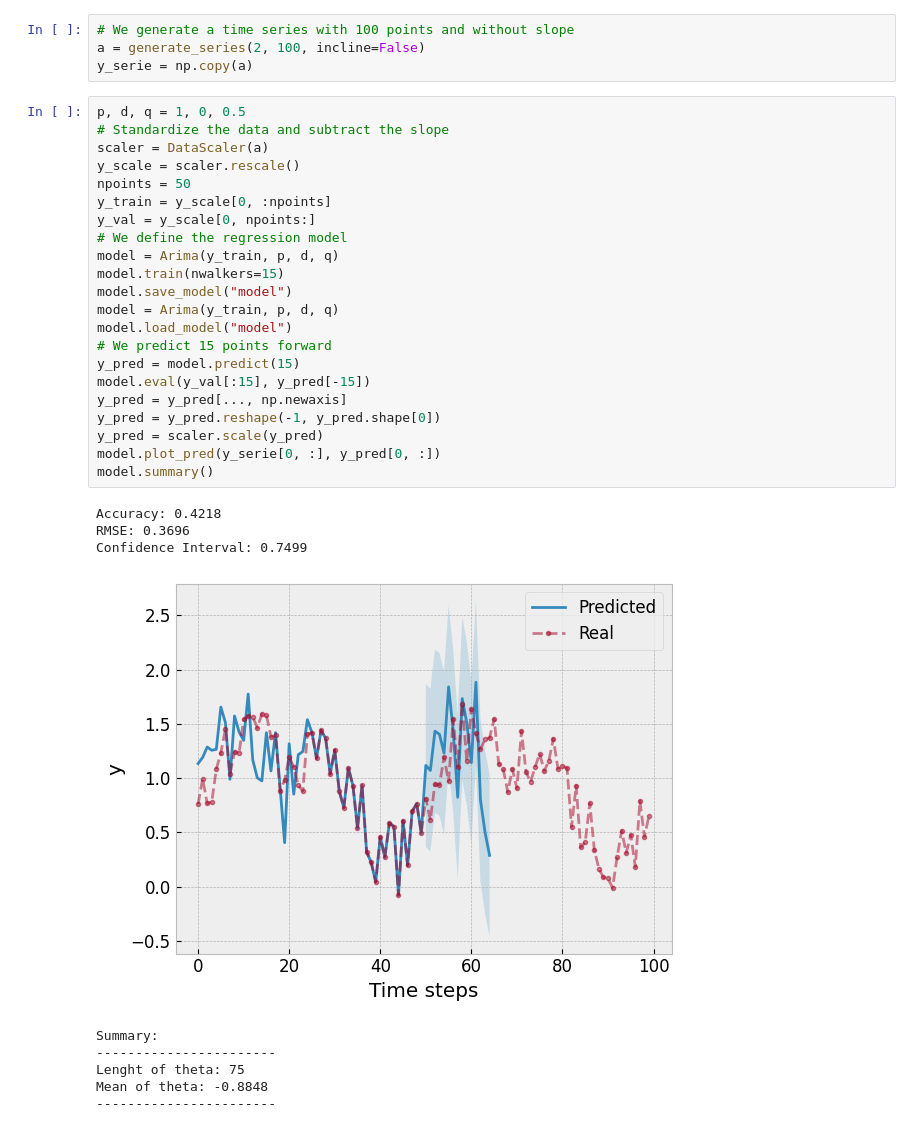
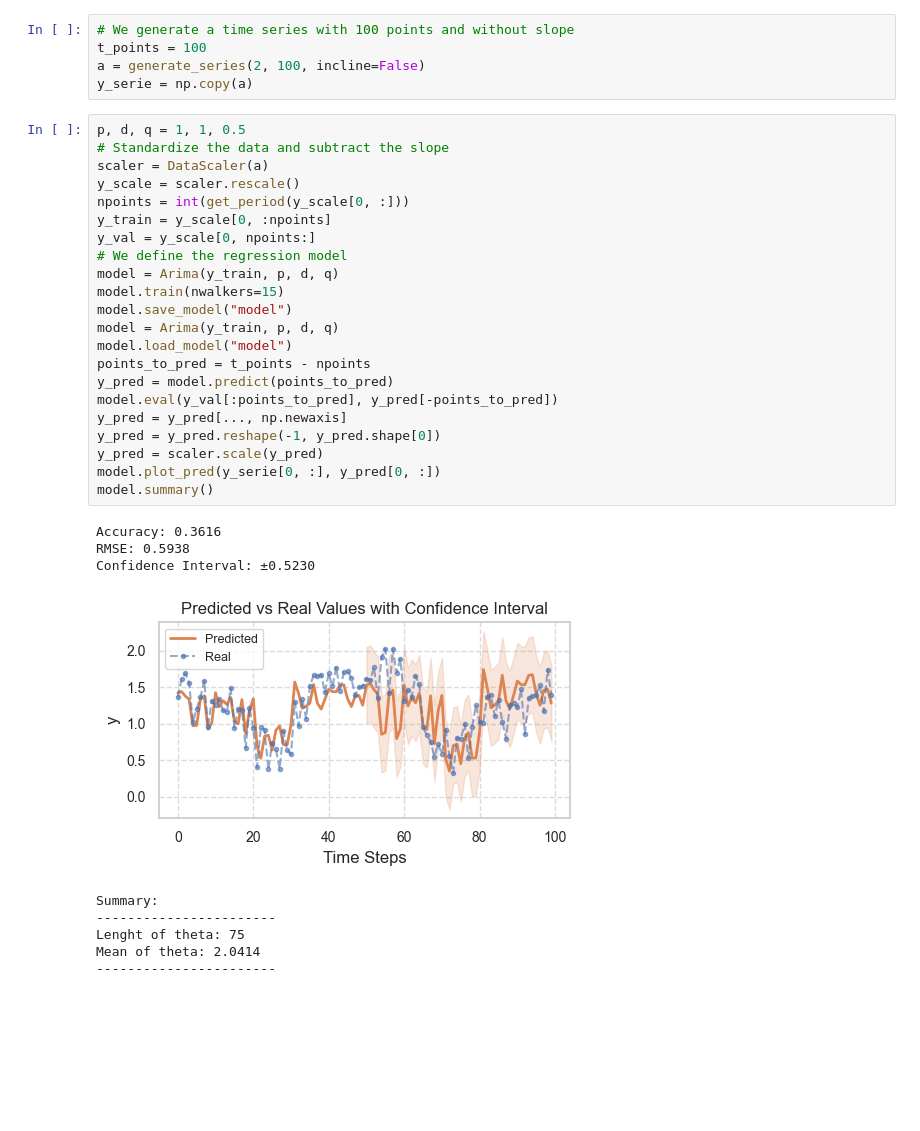
Before and after one commit to jzsmoreno/likelihood, a Jupyter notebook: examples/Regression_Models.ipynb, the cells around one changed output. Drawn from its saved outputs; the diff is of its cells as text; blank space fills up the shorter version.

```diff
--- a/examples/Regression_Models.ipynb
+++ b/examples/Regression_Models.ipynb
@@ -17,38 +14,39 @@ os.chdir(path)
 # %%
 # We generate a time series with 100 points and without slope
+t_points = 100
 a = generate_series(2, 100, incline=False)
 y_serie = np.copy(a)
 # %%
-p, d, q = 1, 0, 0.5
+p, d, q = 1, 1, 0.5
 # Standardize the data and subtract the slope
 scaler = DataScaler(a)
 y_scale = scaler.rescale()
-npoints = 50
+npoints = int(get_period(y_scale[0, :]))
 y_train = y_scale[0, :npoints]
 y_val = y_scale[0, npoints:]
 # We define the regression model
 model = Arima(y_train, p, d, q)
 model.train(nwalkers=15)
 model.save_model("model")
 model = Arima(y_train, p, d, q)
 model.load_model("model")
-# We predict 15 points forward
-y_pred = model.predict(15)
-model.eval(y_val[:15], y_pred[-15])
+points_to_pred = t_points - npoints
+y_pred = model.predict(points_to_pred)
+model.eval(y_val[:points_to_pred], y_pred[-points_to_pred])
 y_pred = y_pred[..., np.newaxis]
 y_pred = y_pred.reshape(-1, y_pred.shape[0])
 y_pred = scaler.scale(y_pred)
 model.plot_pred(y_serie[0, :], y_pred[0, :])
 model.summary()
 # %% [output]
-Accuracy: 0.4218
-RMSE: 0.3696
-Confidence Interval: 0.7499
+Accuracy: 0.3616
+RMSE: 0.5938
+Confidence Interval: ±0.5230
-[figure, old version]
+[figure, new version]
 Summary:
 -----------------------
 Lenght of theta: 75
-Mean of theta: -0.8848
+Mean of theta: 2.0414
 -----------------------
 # %%
 second_model = FourierRegression(y_scale[:, :npoints])
```
Also changed, not shown: parts of 4 cells of this notebook, 26 other files.
